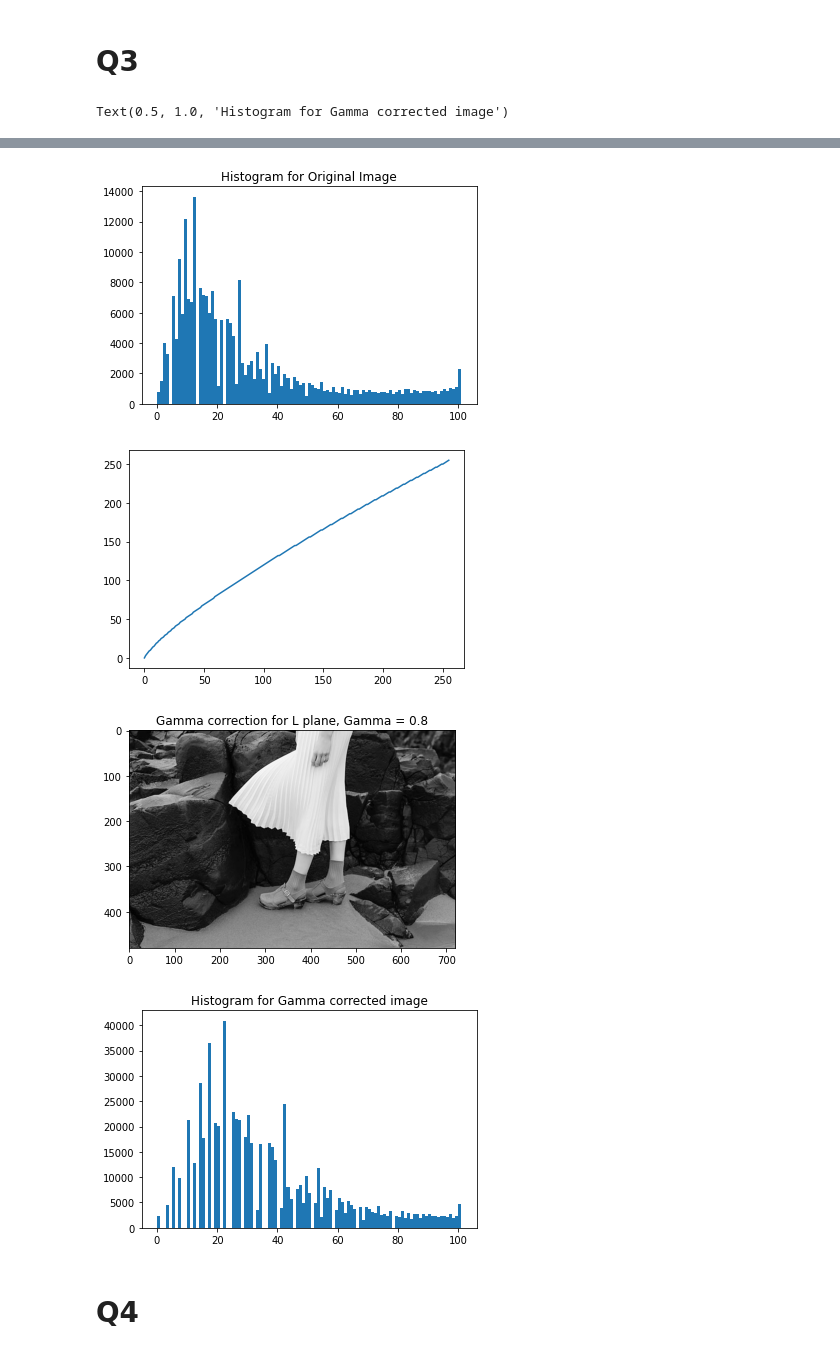
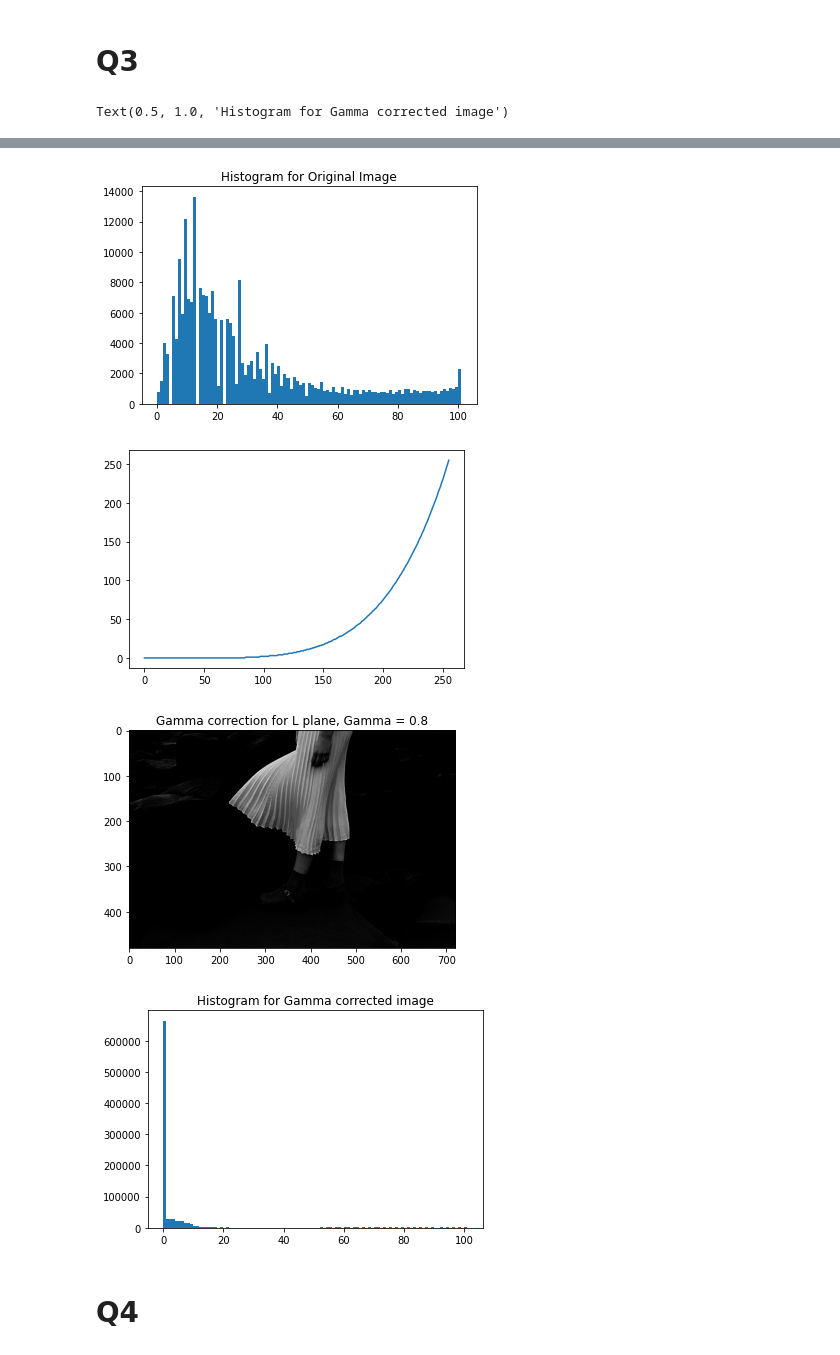
Before and after one commit to PabasaraDilshan/EN2550, a Jupyter notebook: Assignment1/ass1.ipynb, the cells around one changed output, grey strips where cells are left out. Drawn from its saved outputs; the diff is of its cells as text; code cells hidden in the pictures.

```diff
--- a/Assignment1/ass1.ipynb
+++ b/Assignment1/ass1.ipynb
@@ -125,41 +125,41 @@ f = cv.imread(r'highlights_and_shadows.jpg',cv.IMREAD_COLOR)
 assert f is not None
 Lab = cv.cvtColor(f,cv.COLOR_BGR2LAB)
 L,a,b = cv.split(Lab)
-gamma = 0.8
+gamma = 5
 
 t = np.array([(p/255)**gamma*255 for p in range(256)]).astype(np.uint8)
 g = cv.LUT(L,t)
 newL = cv.cvtColor(L,cv.COLOR_BGR2RGB)
 newg = cv.cvtColor(g,cv.COLOR_BGR2RGB)
 fig1,ax1 = plt.subplots()
 ax1.imshow(newL)
 
 fig4,ax4 = plt.subplots()
 hist1 = cv.calcHist(L,[0],None, [101], (0,101), accumulate=False)
 ax4.hist(L.ravel(),101,[0,101])
 ax4.set_title('Histogram for Original Image')
 
 
 
 fig2,ax2 = plt.subplots()
 ax1.set_title("Original")
 ax2.plot(t)
 fig3,ax3 = plt.subplots()
 
 ax3.set_title("Gamma correction for L plane, Gamma = 0.8")
 ax3.imshow(newg)
 
 fig5,ax5 = plt.subplots()
 hist2 = cv.calcHist(newg,[0],None, [101], (0,101), accumulate=False)
 ax5.hist(newg.ravel(),101,[0,101])
 ax5.set_title('Histogram for Gamma corrected image')
 # %% [output]
 Text(0.5, 1.0, 'Histogram for Gamma corrected image')
 [figure]
 [figure]
-[figure, old version]
+[figure, new version]
-[figure, old version]
+[figure, new version]
-[figure, old version]
+[figure, new version]
 # %% [markdown]
 # Q4
 # %%
```
Also changed, not shown: parts of 6 cells of this notebook, 7 other files.
